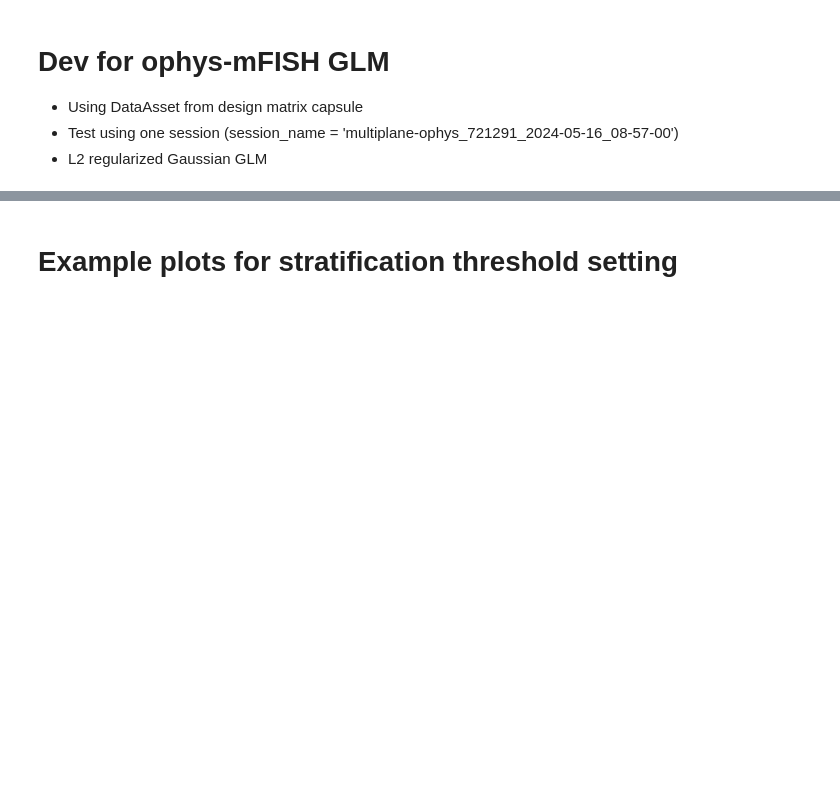
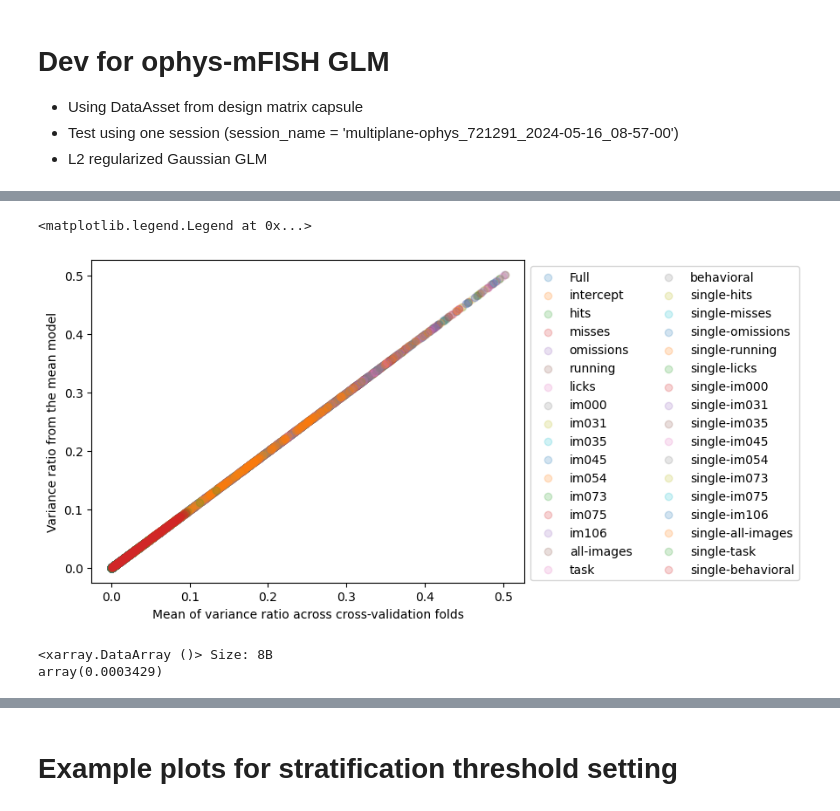
Before and after one commit to AllenNeuralDynamics/AIND-ophys-mFISH-GLM, a Jupyter notebook: code/initial_dev.ipynb, the cells around one changed output, grey strips where cells are left out. Cells and saved outputs as stored; diff of their text form; code cells hidden in the pictures; blank space fills up the shorter version.

```diff
--- a/code/initial_dev.ipynb
+++ b/code/initial_dev.ipynb
@@ -155,0 +207,3 @@ stratified_list
+# %%
+stratified_list = set_stratified_list(fit_params, X_trim, unstd_features, use_indices, ophys_frame_rate)
+stratified_frames, cv_inds_stratified = get_stratified_folds(fit_params, stratified_list)
@@ -155,0 +570,3 @@ stratified_list
+# %%
+lambdas_fold, W_fold, var_ratio_train_fold, var_ratio_test_fold, vr_test_train_ratio_fold = \
+    collect_fold_results(run_params, fit_params, X_train_outer, X_test_outer, y_train_outer, y_test_outer, nested_fold_inds)
@@ -155,0 +631,32 @@ stratified_list
+# %%
+# mean model and variance ratio
+W_mean = W_cv.mean(dim='test_fold_ind')
+for mi, model in enumerate(W_mean.model.values):
+    W_model = W_mean.sel(model=model)
+    weights = W_model.dropna(dim='weights').weights.values
+    X_model = X_trim.sel(weights=weights)
+    W_mean_model = W_model.sel(weights=weights)
+    var_ratio = variance_ratio(response_trim, W_mean_model, X_model)
+    var_ratio = var_ratio.expand_dims(model=[model])
+    if mi == 0:
+        var_ratio_mean_model = var_ratio
+    else:
+        var_ratio_mean_model = xr.concat([var_ratio_mean_model, var_ratio], dim='model')
+# %%
+mean_var_ratio = var_ratio_train_cv.mean(dim='test_fold_ind')
+# %%
+fig, ax = plt.subplots()
+for model in var_ratio_mean_model.model.values:
+    ax.scatter(mean_var_ratio.sel(model=model), var_ratio_mean_model.sel(model=model), label=model, alpha=0.2)
+ax.set_xlabel('Mean of variance ratio across cross-validation folds')
+ax.set_ylabel('Variance ratio from the mean model')
+ax.legend(loc='upper left', bbox_to_anchor=(1, 1), ncol=2)
+# %% [output]
+<matplotlib.legend.Legend at 0x...>
+[figure, added]
+# %%
+(mean_var_ratio - var_ratio_mean_model).std()
+# they are not the same, but they are close
+# %% [output]
+<xarray.DataArray ()> Size: 8B
+array(0.0003429)
```
Also changed, not shown: parts of 33 cells of this notebook, 2 other files.
